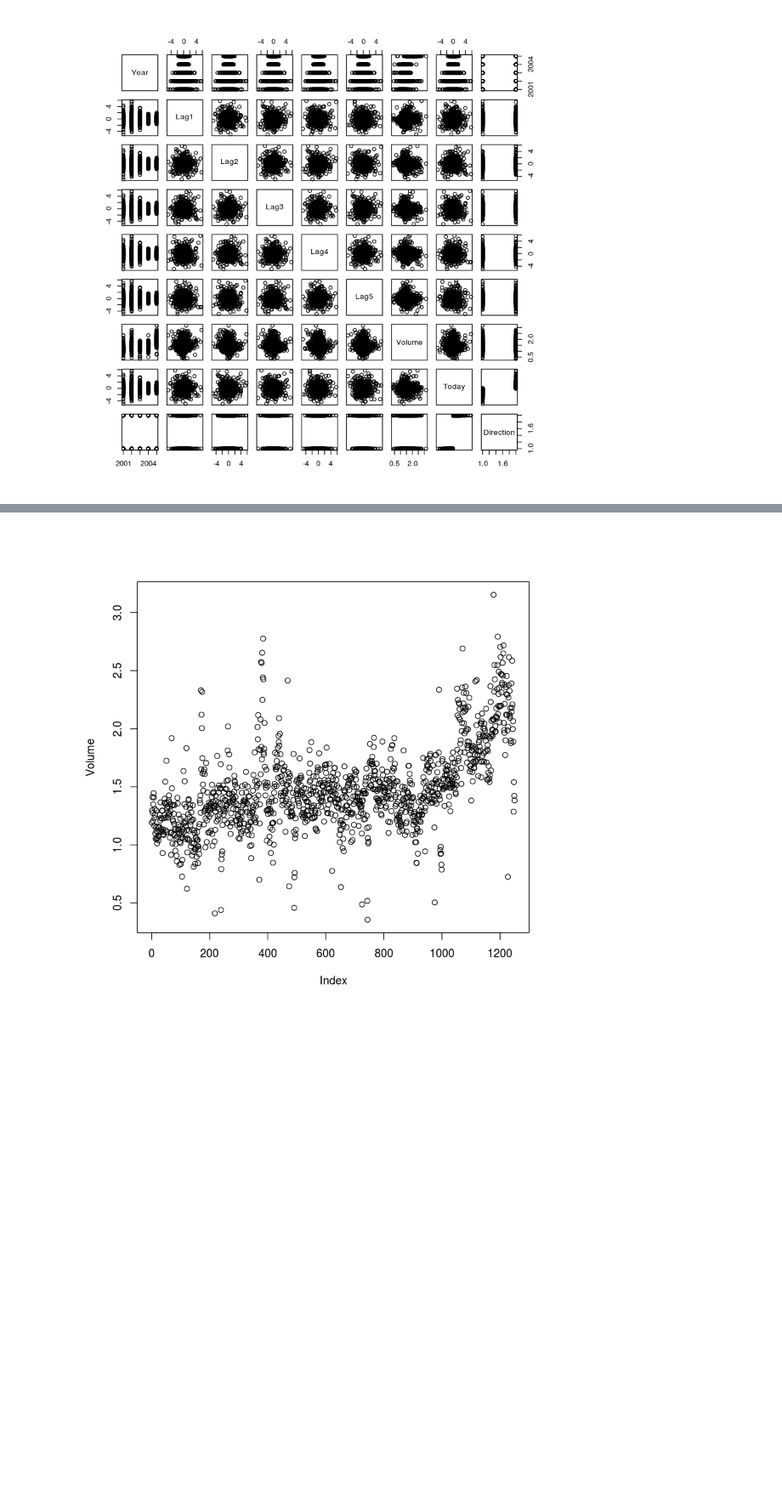
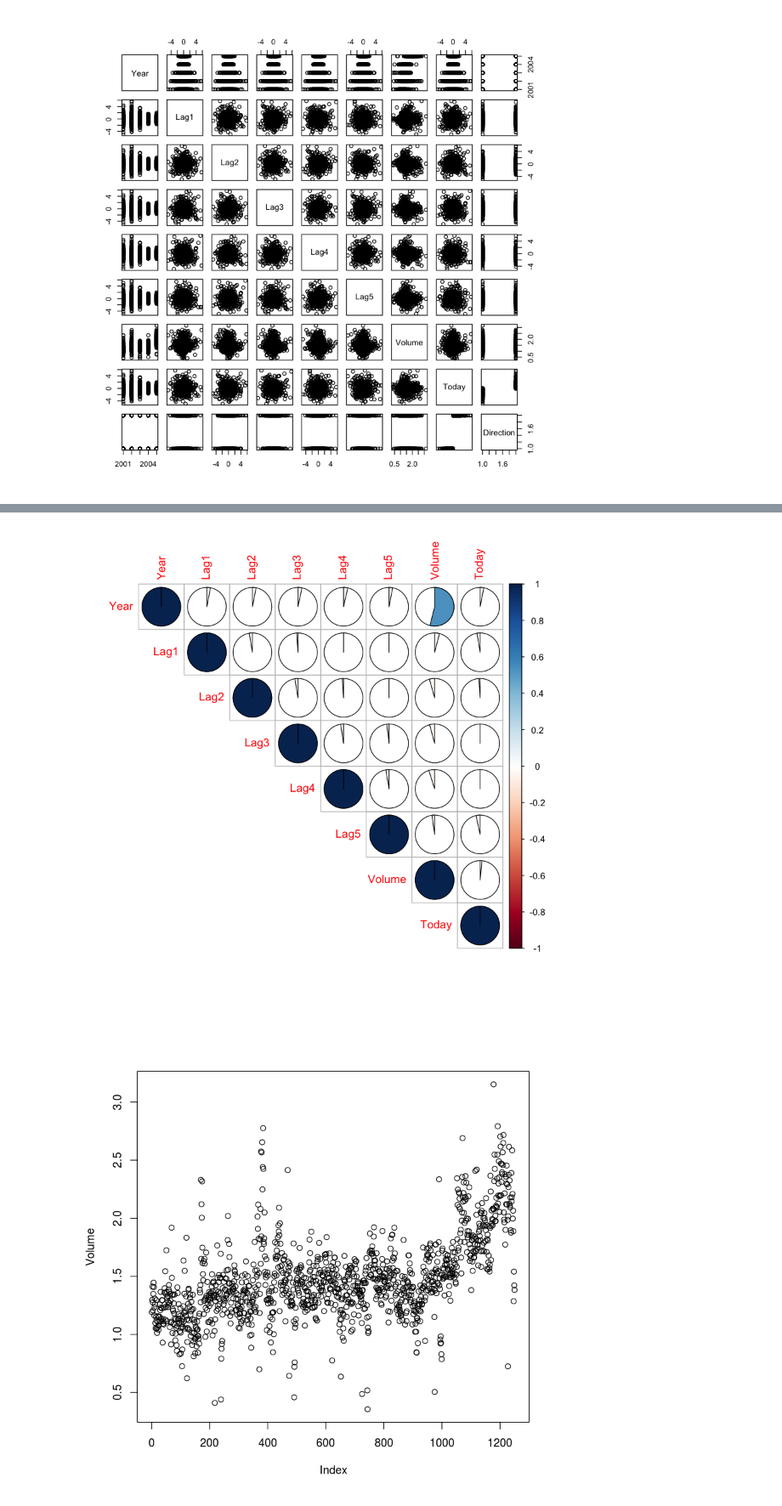
Before and after one commit to nickbuker/ISL_labs, a Jupyter notebook: notebooks/chapt4_log_reg_LDA_QDA_KNN.ipynb, the cells around one changed output, grey strips where cells are left out. Shown at 85% size. Drawn from its saved outputs; the diff is of its cells as text; code cells hidden in the pictures; blank space fills up the shorter version.

```diff
--- a/notebooks/chapt4_log_reg_LDA_QDA_KNN.ipynb
+++ b/notebooks/chapt4_log_reg_LDA_QDA_KNN.ipynb
@@ -55,3 +58,7 @@ cor(Smarket[,-9])
+# %%
+corrplot(M, method='pie', type='upper')
+# %% [output]
+[figure, added]
 # %%
 attach(Smarket)
 plot(Volume)
```
Also changed, not shown: parts of 4 cells of this notebook, 1 other file.
